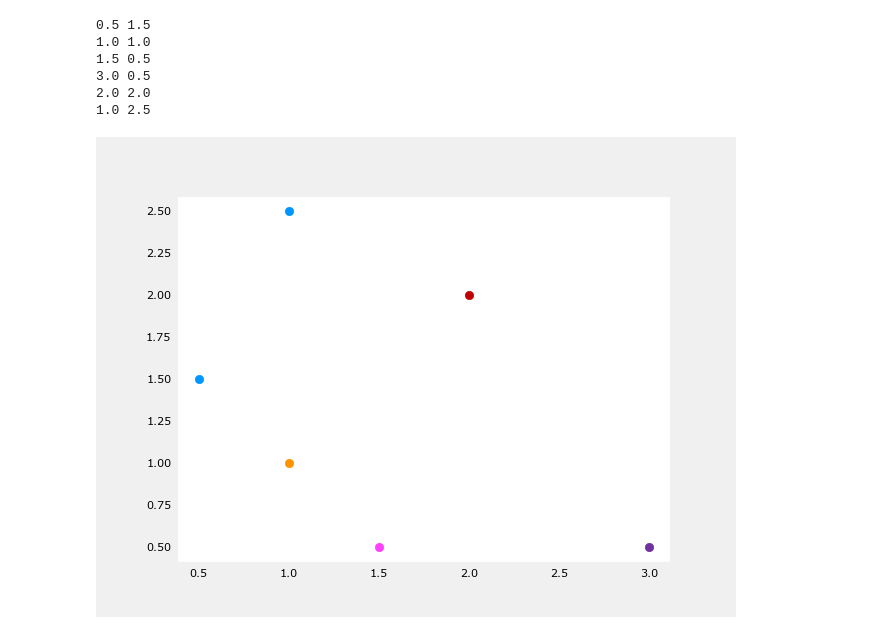
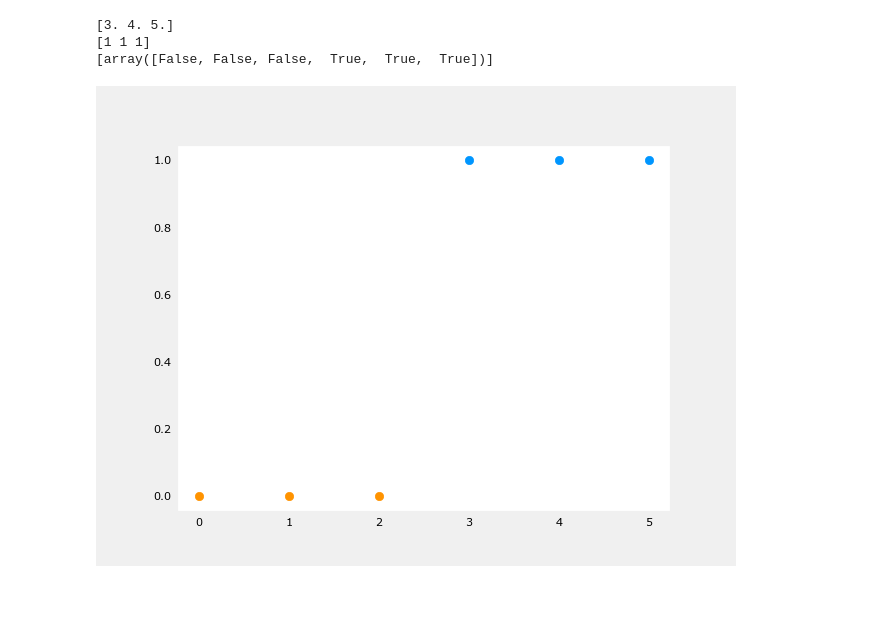
Before and after one commit to Kd-Here/Machine-Learning, a Jupyter notebook: Week3/trying_lab01.ipynb, the cells around one changed output. Cells and saved outputs as stored; diff of their text form; code cells hidden in the pictures; blank space fills up the shorter version.

```diff
--- a/Week3/trying_lab01.ipynb
+++ b/Week3/trying_lab01.ipynb
@@ -21,27 +21,20 @@ y_train = np.array([0,  0, 0, 1, 1, 1])
 X_train2 = np.array([[0.5, 1.5], [1,1], [1.5, 0.5], [3, 0.5], [2, 2], [1, 2.5]])
 y_train2 = np.array([0, 0, 0, 1, 1, 1])
 # %%
-# pos = y_train == 1
-# neg = y_train == 0
+plt.figure().clear() # in plot our mathplot stores the memory of previous plot so this method removes the stored memory
 
-# print(x_train[pos]) #x_train[pos] only access the true elements
-# print(y_train[pos])
-# print([pos])
+pos = y_train == 1
+neg = y_train == 0
 
-# plt.scatter(x_train[pos],y_train[pos])
-# plt.scatter(x_train[neg],y_train[neg])
-# plt.show()
+print(x_train[pos]) #x_train[pos] only access the true elements
+print(y_train[pos])
+print([pos])
+
+plt.scatter(x_train[pos],y_train[pos])
+plt.scatter(x_train[neg],y_train[neg])
+plt.show()
+# %% [output]
+[3. 4. 5.]
+[1 1 1]
+[array([False, False, False,  True,  True,  True])]
+[figure, added]
-# %%
-for i in X_train2:
-    print(i[0],i[1])
-    pp.scatter(i[0],i[1])
-
-pp.show()
-# %% [output]
-0.5 1.5
-1.0 1.0
-1.5 0.5
-3.0 0.5
-2.0 2.0
-1.0 2.5
-[figure, removed]
```
Also changed, not shown: parts of 2 cells of this notebook.
